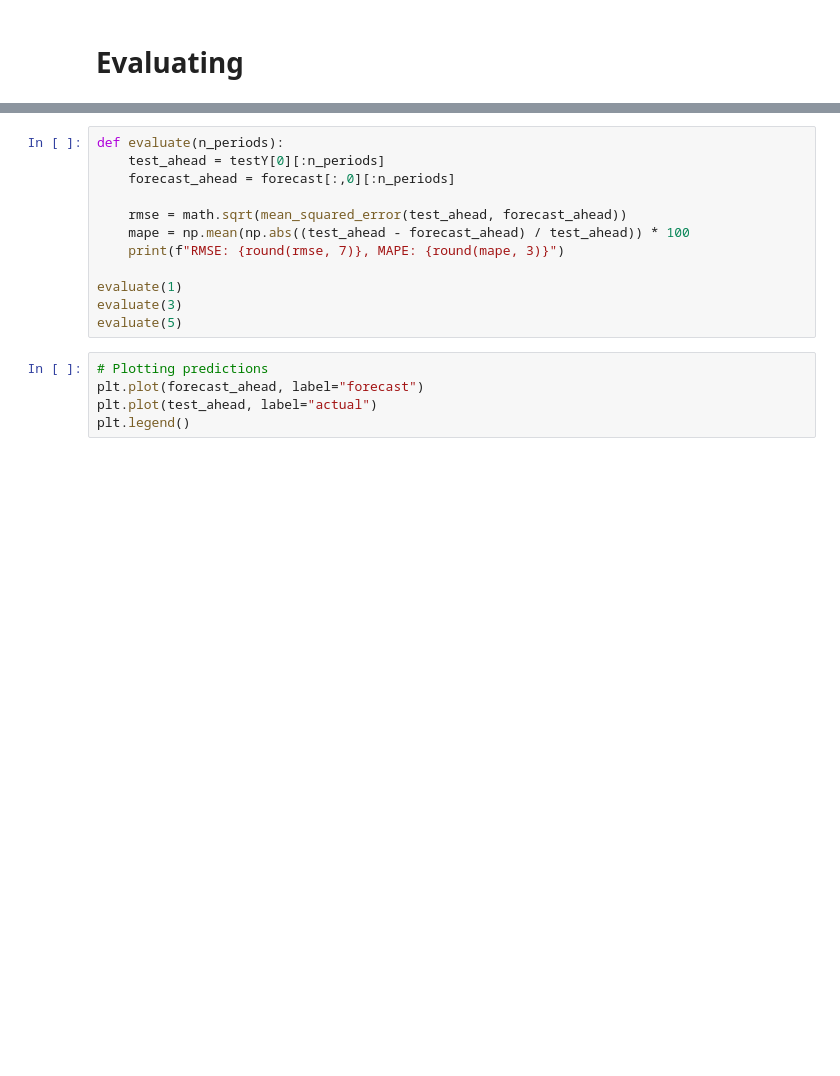
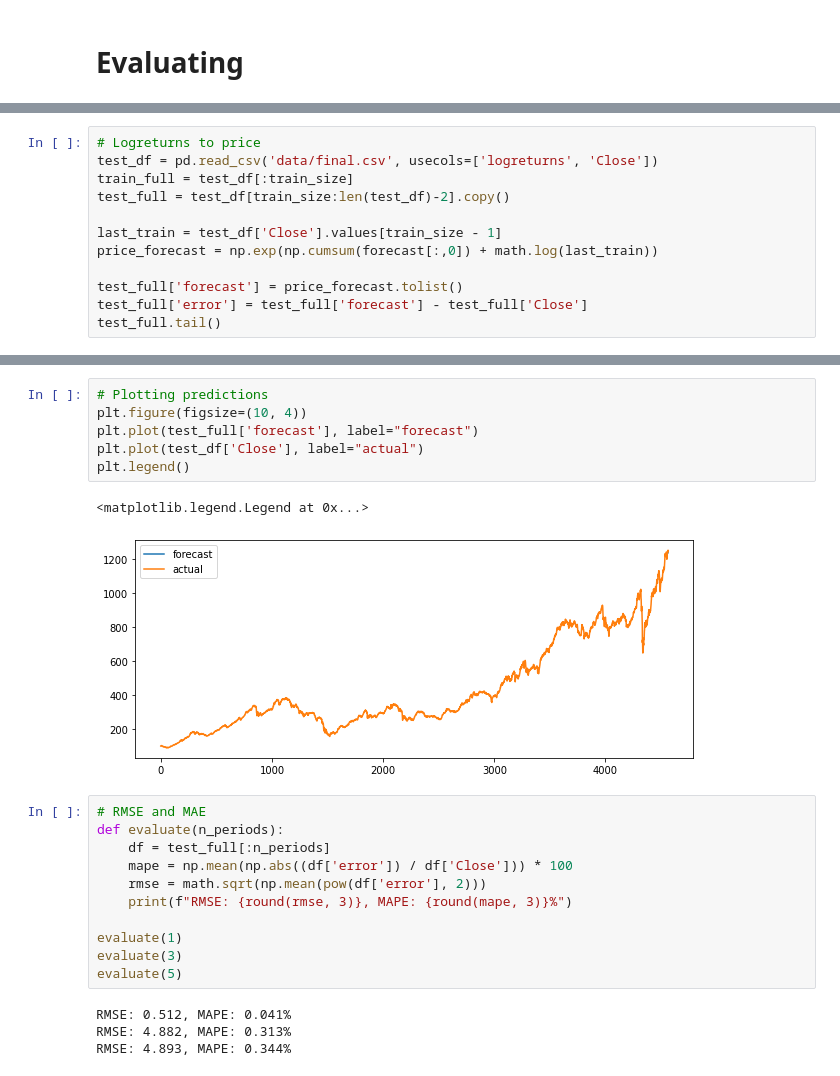
Before and after one commit to ulrikson/statistics-thesis, a Jupyter notebook: lstm.ipynb, the cells around one changed output, grey strips where cells are left out. Saved outputs shown, nothing was run; the diff lists cells and outputs as text; blank space fills up the shorter version.

Commit message:
price logreturns fix

```diff
--- a/lstm.ipynb
+++ b/lstm.ipynb
@@ -95,0 +77,12 @@ first_test = test_df['Close'].values[0]
+# %%
+# Logreturns to price
+test_df = pd.read_csv('data/final.csv', usecols=['logreturns', 'Close'])
+train_full = test_df[:train_size]
+test_full = test_df[train_size:len(test_df)-2].copy()
+
+last_train = test_df['Close'].values[train_size - 1]
+price_forecast = np.exp(np.cumsum(forecast[:,0]) + math.log(last_train))
+
+test_full['forecast'] = price_forecast.tolist()
+test_full['error'] = test_full['forecast'] - test_full['Close']
+test_full.tail()
@@ -96,17 +96,24 @@ first_test = test_df['Close'].values[0]
+# %%
+# Plotting predictions
+plt.figure(figsize=(10, 4))
+plt.plot(test_full['forecast'], label="forecast")
+plt.plot(test_df['Close'], label="actual")
+plt.legend()
+# %% [output]
+<matplotlib.legend.Legend at 0x...>
+[figure, added]
 # %%
+# RMSE and MAE
 def evaluate(n_periods):
-    test_ahead = testY[0][:n_periods]
-    forecast_ahead = forecast[:,0][:n_periods]
-
-    rmse = math.sqrt(mean_squared_error(test_ahead, forecast_ahead))
-    mape = np.mean(np.abs((test_ahead - forecast_ahead) / test_ahead)) * 100
-    print(f"RMSE: {round(rmse, 7)}, MAPE: {round(mape, 3)}")
+    df = test_full[:n_periods]
+    mape = np.mean(np.abs((df['error']) / df['Close'])) * 100
+    rmse = math.sqrt(np.mean(pow(df['error'], 2)))
+    print(f"RMSE: {round(rmse, 3)}, MAPE: {round(mape, 3)}%")
 
 evaluate(1)
 evaluate(3)
 evaluate(5)
+# %% [output]
+RMSE: 0.512, MAPE: 0.041%
+RMSE: 4.882, MAPE: 0.313%
+RMSE: 4.893, MAPE: 0.344%
-# %%
-# Plotting predictions
-plt.plot(forecast_ahead, label="forecast")
-plt.plot(test_ahead, label="actual")
-plt.legend()
```
Also changed, not shown: parts of 5 cells of this notebook.
